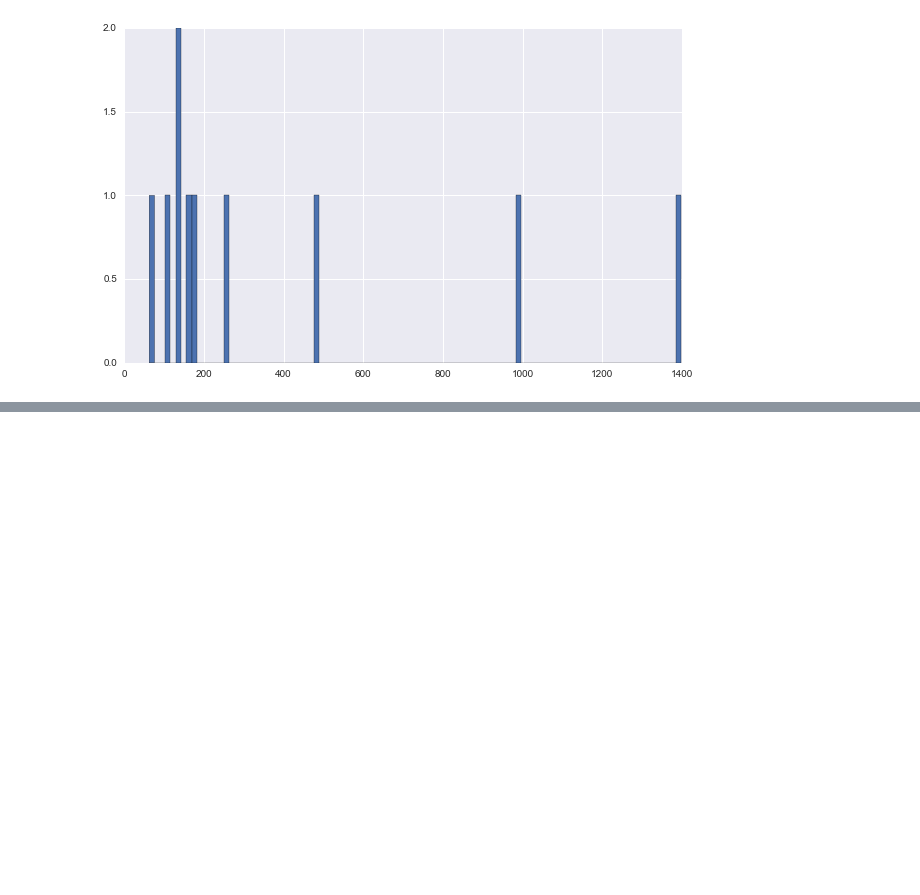
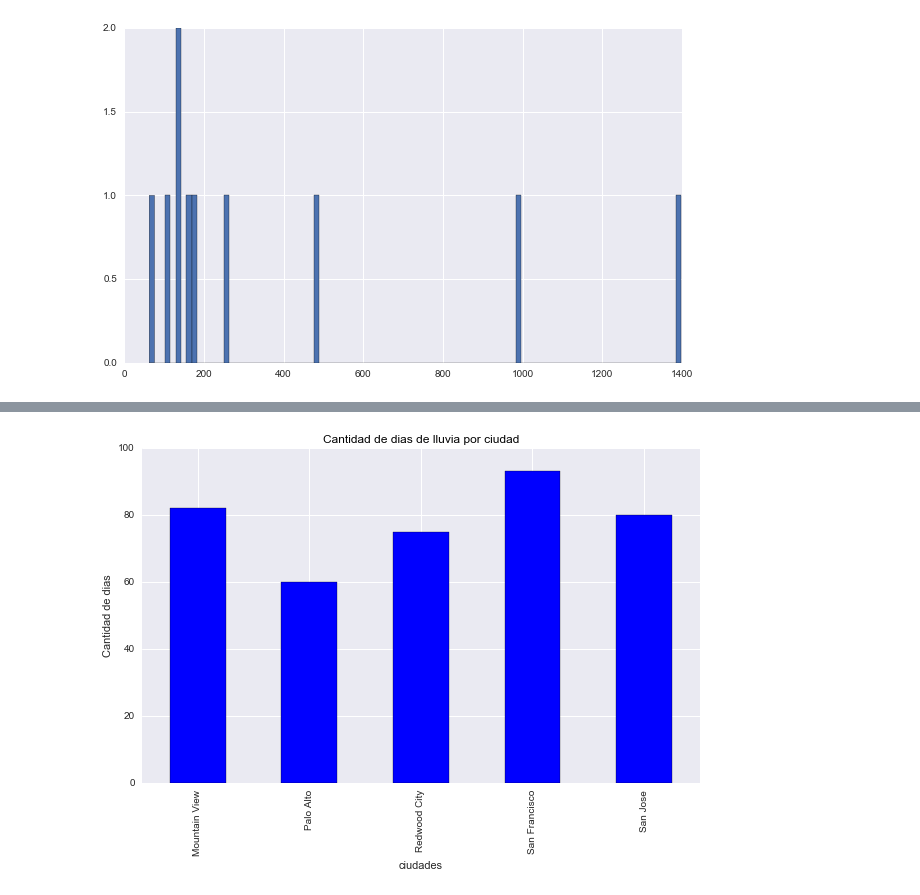
Before and after one commit to AlexVilla92/TP-Datos-2017, a Jupyter notebook: TP1 Exploracion De Datos Notebook Final.ipynb, the cells around one changed output, grey strips where cells are left out. Cells and saved outputs as stored; diff of their text form; code cells hidden in the pictures; blank space fills up the shorter version.

```diff
--- a/TP1 Exploracion De Datos Notebook Final.ipynb
+++ b/TP1 Exploracion De Datos Notebook Final.ipynb
@@ -512,7 +542,7 @@ stationZip.head(3)
 | 2 | 4 | Santa Clara at Almaden | 37.333988 | -121.894902 | 11 | San Jose | 8/6/2013 | 95113 |
 # %%
 # Mergeo con weather asi consigo la ciudad ademas del zip code
-weatherCity = pd.merge(weather,cityZipCode,on='zip_code',how='outer')
+weatherCity = pd.merge(weather,cityZipCode,on='zip_code',how='inner')
 weatherCity.head(3)
 # %% [output]
 |  | date | max_temperature | mean_temperature | min_temperature | max_dew_point_f | mean_dew_point_f | ... |
@@ -730,0 +777,3 @@ dfSanFransisco['duration'][0:10].hist(bins = 100, figsize = (10,6));
+# %%
+#Rain y rain son lo mismo, lo soluciono
+weatherCity['events'] = weatherCity['events'].str.lower()
@@ -730,0 +790,2 @@ dfSanFransisco['duration'][0:10].hist(bins = 100, figsize = (10,6));
+# %%
+weather_events = weatherCity.dropna(subset = ['events'])
@@ -730,0 +827,2 @@ dfSanFransisco['duration'][0:10].hist(bins = 100, figsize = (10,6));
+# %%
+group_rain = weather_events.groupby('events').get_group('rain')
@@ -730,0 +841,9 @@ dfSanFransisco['duration'][0:10].hist(bins = 100, figsize = (10,6));
+# %%
+plt.figure()
+plt.title('Cantidad de dias de lluvia por ciudad', color = 'black')
+group_rain.groupby('city').count()['events'].plot(kind = 'bar', figsize=(10,6),\
+                                                  color = 'blue');
+plt.ylabel('Cantidad de dias')
+plt.xlabel('ciudades');
+# %% [output]
+[figure, added]
```
Also changed, not shown: parts of 40 cells of this notebook.
